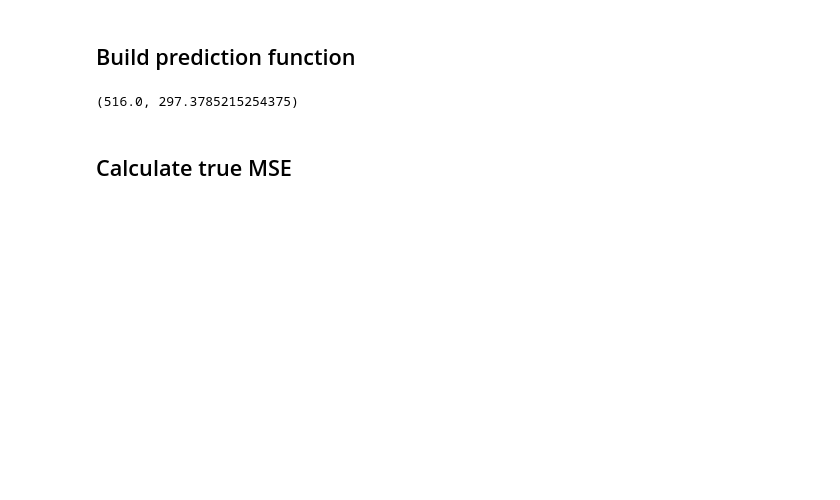
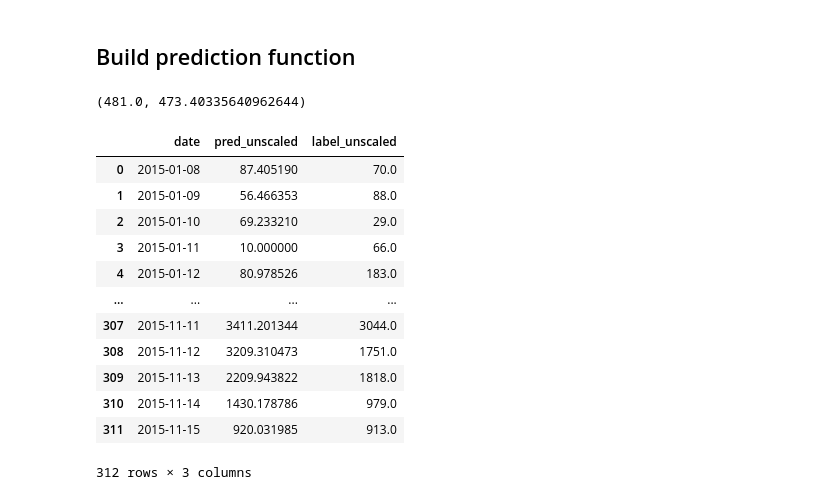
Before and after one commit to ufabc-bcc/srbench-competition-2023-track-2-c-bio-ufpr, a Jupyter notebook: graphGP.ipynb, the cells around one changed output. Drawn from its saved outputs; the diff is of its cells as text; code cells hidden in the pictures; blank space fills up the shorter version.

Commit message:
feat: finish basic predict function

```diff
--- a/graphGP.ipynb
+++ b/graphGP.ipynb
@@ -448,11 +449,37 @@ def predict_global_function(date:str, bike_lane:str) -> tuple[float, float]:
 
 
 label_and_pred = predict_global_function(
-    date="2015-03-10",
+    date="2015-03-12",
     bike_lane="Berri1"
 )
 label_and_pred
 # %% [output]
-(516.0, 297.3785215254375)
+(481.0, 473.40335640962644)
-# %% [markdown]
-## Calculate true MSE
+# %%
+def predict_function_per_bike_lane(bike_lane:str) -> pd.DataFrame:
+    bike_lane_index = node_encoder[bike_lane]
+    pred_dataframe = prediction_dataframe_per_node[bike_lane_index]
+
+    pred_dataframe["pred_unscaled"] = pred_dataframe["pred"].apply(
+        lambda x: get_inversed_scaled_data(scaler, bike_lane_index, x)
+    )
+    pred_dataframe["label_unscaled"] = pred_dataframe["label"].apply(
+        lambda x: get_inversed_scaled_data(scaler, bike_lane_index, x)
+    )
+    return pred_dataframe[['date', 'pred_unscaled', 'label_unscaled']]
+
+predict_function_per_bike_lane("Berri1")
+# %% [output]
+|  | date | pred_unscaled | label_unscaled |
+| 0 | 2015-01-08 | 87.405190 | 70.0 |
+| 1 | 2015-01-09 | 56.466353 | 88.0 |
+| 2 | 2015-01-10 | 69.233210 | 29.0 |
+| 3 | 2015-01-11 | 10.000000 | 66.0 |
+| 4 | 2015-01-12 | 80.978526 | 183.0 |
+| ... | ... | ... | ... |
+| 307 | 2015-11-11 | 3411.201344 | 3044.0 |
+| 308 | 2015-11-12 | 3209.310473 | 1751.0 |
+| 309 | 2015-11-13 | 2209.943822 | 1818.0 |
+| 310 | 2015-11-14 | 1430.178786 | 979.0 |
+| 311 | 2015-11-15 | 920.031985 | 913.0 |
+312 rows × 3 columns
```
Also changed, not shown: parts of 5 cells of this notebook.
